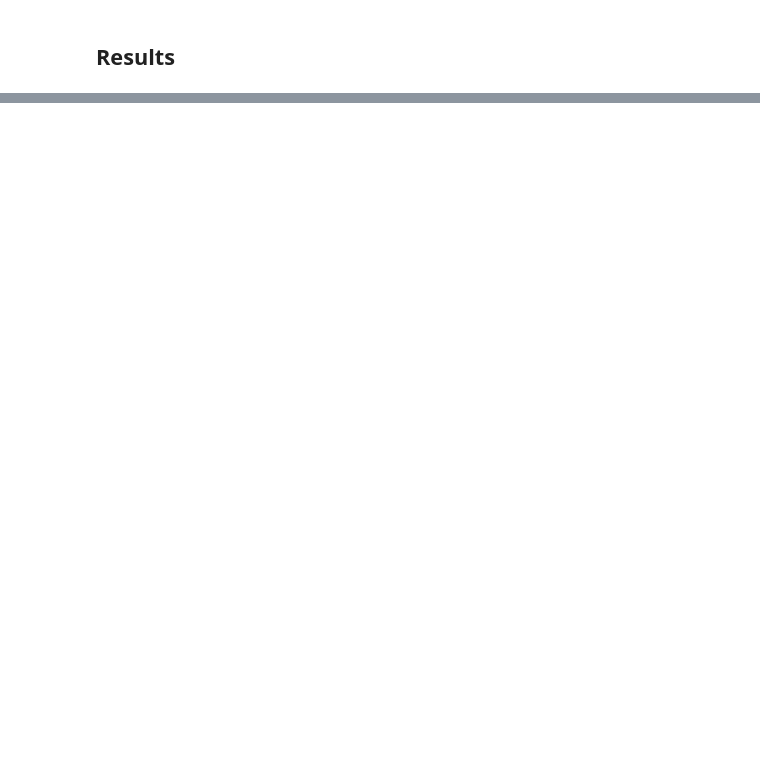
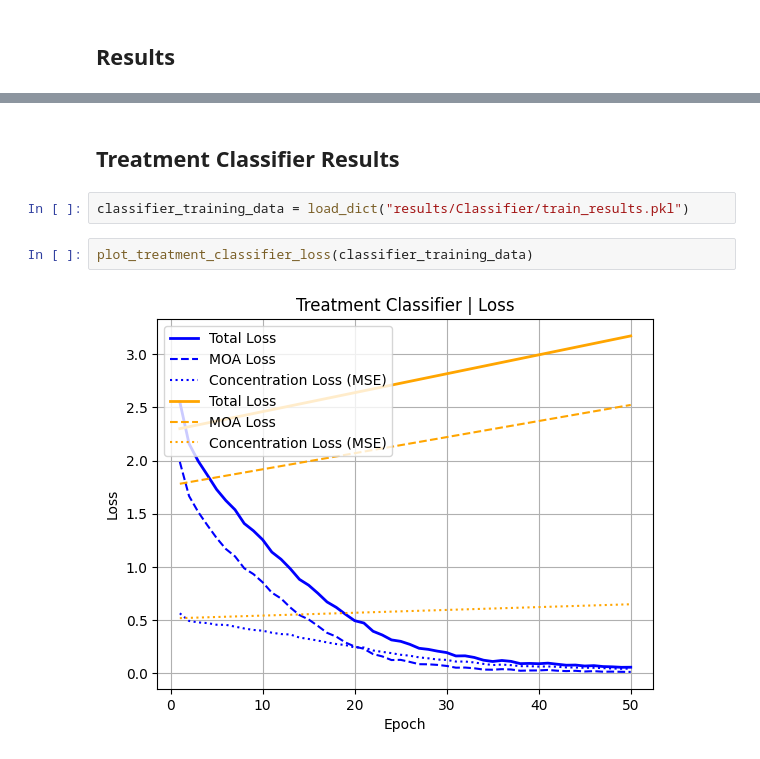
Before and after one commit to RasmusML/DiffCell, a Jupyter notebook: playground.ipynb, the cells around one changed output, grey strips where cells are left out. Drawn from its saved outputs; the diff is of its cells as text; blank space fills up the shorter version.

```diff
--- a/playground.ipynb
+++ b/playground.ipynb
@@ -118,0 +185,8 @@ plot_image(epoch_images[-1][0])
+# %% [markdown]
+## Treatment Classifier Results
+# %%
+classifier_training_data = load_dict("results/Classifier/train_results.pkl")
+# %%
+plot_treatment_classifier_loss(classifier_training_data)
+# %% [output]
+[figure, added]
```
Also changed, not shown: parts of 35 cells of this notebook, 3 other files.
